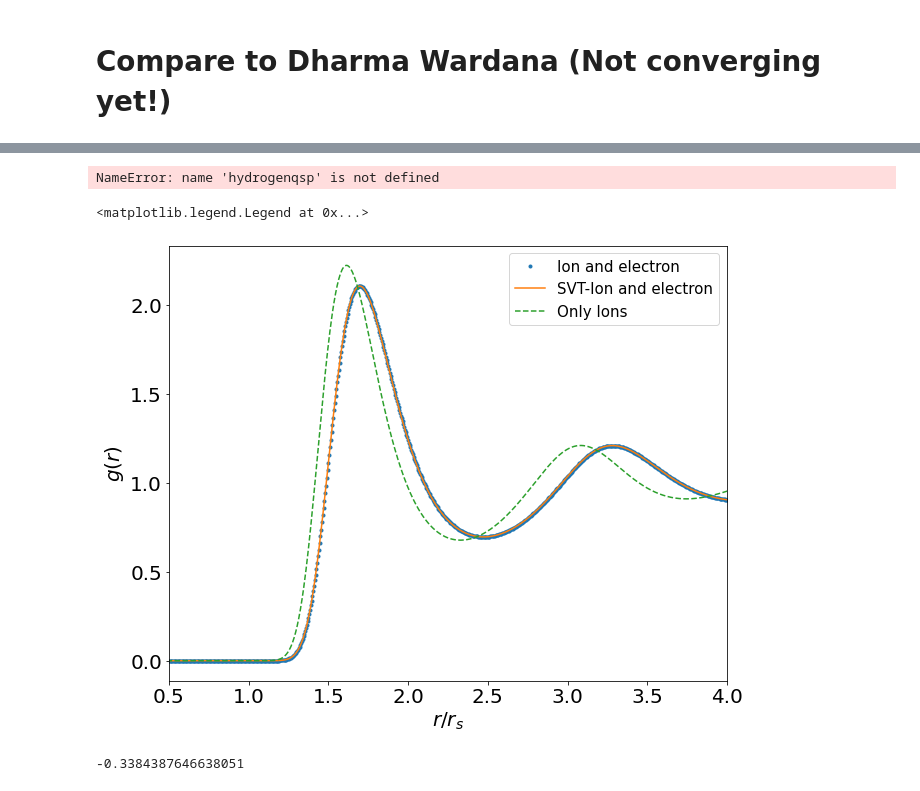
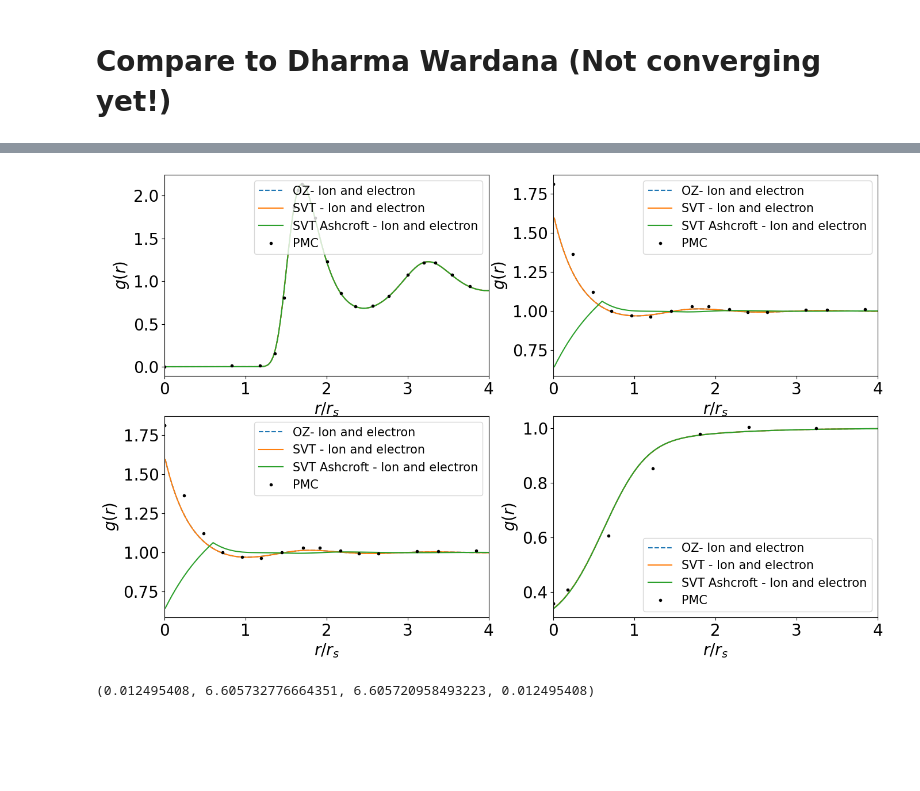
Before and after one commit to ZachAJohnson/hnc, a Jupyter notebook: QSP_HNC_Verification.ipynb, the cells around one changed output, grey strips where cells are left out. Saved outputs shown, nothing was run; the diff lists cells and outputs as text; code cells hidden in the pictures; blank space fills up the shorter version.

Commit message:
added DW comparison. Ashcroft messes up H slightly, but not the gii part.

```diff
--- a/QSP_HNC_Verification.ipynb
+++ b/QSP_HNC_Verification.ipynb
@@ -612,6 +617,12 @@ Ti   = 0.34*eV
 Z, A = 1, 1
 Zstar= 1
 
-hydrogen_DW, hydrogen_DW_qsp = run_hnc(ni, Te, Z, A, Zstar, num_iterations=1e3, method='fixed' ,alpha=5e-1)
-hydrogen_DW_one_species, _ = run_hnc_one_ion(ni, Te, Z, A, Zstar, num_iterations=1e3,method='fixed' ,alpha=1e-1)
+hydrogen_DW, hydrogen_DW_qsp = run_hnc(ni, Te, Z, A, Zstar, num_iterations=1e3,
+                                       method='fixed' ,alpha=5e-1)
+hydrogen_DW_SVTps, hydrogen_DW_qsp = run_hnc(ni, Te, Z, A, Zstar, num_iterations=1e3,
+                                             method='fixed', alpha=0.5, pseudopotential=True)
+hydrogen_DW_SVT, hydrogen_DW_qsp = run_hnc(ni, Te, Z, A, Zstar, num_iterations=1e3,
+                                             method='fixed', alpha=0.5, pseudopotential=False)
+
+# hydrogen_DW_one_species, _ = run_hnc_one_ion(ni, Te, Z, A, Zstar, num_iterations=1e3,method='fixed' ,alpha=1e-1)
 # %% [output]
@@ -619,2 +645,0 @@ TypeError: QSP_HNC.__init__() missing 1 required positional argument: 'ne'
-# %%
-hydrogen_DW_SVT, hydrogen_DW_qsp = run_hnc(ni, Te, Z, A, Zstar, num_iterations=1e3,oz_type='SVT', method='fixed' ,alpha=5e-1)
@@ -639,10 +646,8 @@ Warning: HNC_solver did not converge within the specified number of iterations.
 # %%
-κ = get_κ(Zstar, ri, Ti, hydrogenqsp.E_F)
+# κ = get_κ(Zstar, ri, Ti, hydrogenqsp.E_F)
 
-κ = get_κ(Zstar, ri, hydrogenqsp.Te_c, hydrogenqsp.E_F)
-print("κ= ", κ)
-hydrogen_TF, _ = run_hnc_TF(ni, Te, Z, A, Zstar ,κ=κ, which_Tij='geometric', method='fixed',
-                            alpha=1e-1, num_iterations=1e3)
+# κ = get_κ(Zstar, ri, hydrogenqsp.Te_c, hydrogenqsp.E_F)
+# print("κ= ", κ)
+# hydrogen_TF, _ = run_hnc_TF(ni, Te, Z, A, Zstar ,κ=κ, which_Tij='geometric', method='fixed',
+#                             alpha=1e-1, num_iterations=1e3)
-# %% [output]
-NameError: name 'hydrogenqsp' is not defined
 # %%
@@ -652,5 +657,9 @@ hydrogen_TF_fake, _ = run_hnc_TF(ni, Te, Z, A, Zstar ,κ=fake_κ, which_Tij='geo
 # %%
 folder="./HNC_Agrees_with_DharmaWardana_Hydrogen/"
 data_files=[folder+'DW_gee.txt',folder+'DW_gei.txt',folder+'DW_gii.txt']
-labels=['gee','gei','gii']
+labels = ['gee','gei','gii']
+ii_data = read_csv(folder+'DW_gii.txt',delimiter=',', header=0, names=['r', 'g'])
+ie_data = read_csv(folder+'DW_gei.txt',delimiter=',', header=0, names=['r', 'g'])
+ee_data = read_csv(folder+'DW_gee.txt',delimiter=',', header=0, names=['r', 'g'])
+data_matrix = np.array([[ii_data, ie_data],[ie_data, ee_data]])
 # %%
@@ -658,23 +667,29 @@ hydrogen_DW.plot_species_convergence_g(n_slices= int(len(hydrogen_DW.h_list)/1)
 # %%
-fig, ax = plt.subplots(figsize=(10,8))
+fig, axs = plt.subplots(2,2, figsize=(16,10))
 
-ax.plot(hydrogen_DW.r_array, hydrogen_DW.h_r_matrix[0,0]+1,'.', label='Ion and electron')
-ax.plot(hydrogen_DW_SVT.r_array, hydrogen_DW.h_r_matrix[0,0]+1,'', label='SVT-Ion and electron')
-ax.plot(hydrogen_DW_one_species.r_array, hydrogen_DW_one_species.h_r_matrix[0,0]+1, '--',label="Only Ions")
+for i in range(2):
+    for j in range(2):
+        axs[i,j].plot(hydrogen_DW.r_array, hydrogen_DW.h_r_matrix[i,j]+1,'--', label='OZ- Ion and electron')
+        axs[i,j].plot(hydrogen_DW_SVT.r_array, hydrogen_DW_SVT.h_r_matrix[i,j]+1,'', label='SVT - Ion and electron')
+        axs[i,j].plot(hydrogen_DW_SVT.r_array, hydrogen_DW_SVTps.h_r_matrix[i,j]+1,'', label='SVT Ashcroft - Ion and electron')
+        axs[i,j].legend(fontsize=15)
+        axs[i,j].plot(data_matrix[i,j]['r'], data_matrix[i,j]['g'],'k.', label='PMC')
+
+# ax.plot(hydrogen_DW_one_species.r_array, hydrogen_DW_one_species.h_r_matrix[0,0]+1, '--',label="Only Ions")
 
 # ax.plot(hydrogen_TF.r_array, hydrogen_TF.h_r_matrix[0,0]+1,'k.',label='TF, Γ={0:.2f}, κ={1:.2f}'.format(carbonqsp.Γii, κ))
 # ax.plot(hydrogen_TF_fake.r_array, hydrogen_TF_fake.h_r_matrix[0,0]+1,'k--',label='TF (fake), Γ={0:.2f}, κ={1:.2f}'.format(carbonqsp.Γii, fake_κ))
 
 
-ax.set_ylabel(r'$g(r)$',fontsize=20)
-ax.set_xlabel(r'$r/r_s$',fontsize=20)
-ax.tick_params(labelsize=20)
-ax.set_xlim(0.5,4)
-ax.legend(fontsize=15)
+        axs[i,j].set_ylabel(r'$g(r)$',fontsize=20)
+        axs[i,j].set_xlabel(r'$r/r_s$',fontsize=20)
+        axs[i,j].tick_params(labelsize=20)
+        axs[i,j].set_xlim(0,4)
+#         axs[i,j].set_ylim(0,2.3)
+        axs[i,j].legend(fontsize=15)
 # %% [output]
-<matplotlib.legend.Legend at 0x...>
-[figure, old version]
+[figure, new version]
-# %%
-hydrogen_DW_qsp.Γei
-# %% [output]
--0.3384387646638051
+# %%
+hydrogen_DW_qsp.Te, hydrogen_DW_qsp.Te_c, hydrogen_DW_qsp.Tq, hydrogen_DW_qsp.Ti
+# %% [output]
+(0.012495408, 6.605732776664351, 6.605720958493223, 0.012495408)
```
Also changed, not shown: parts of 5 cells of this notebook, 2 other files.
